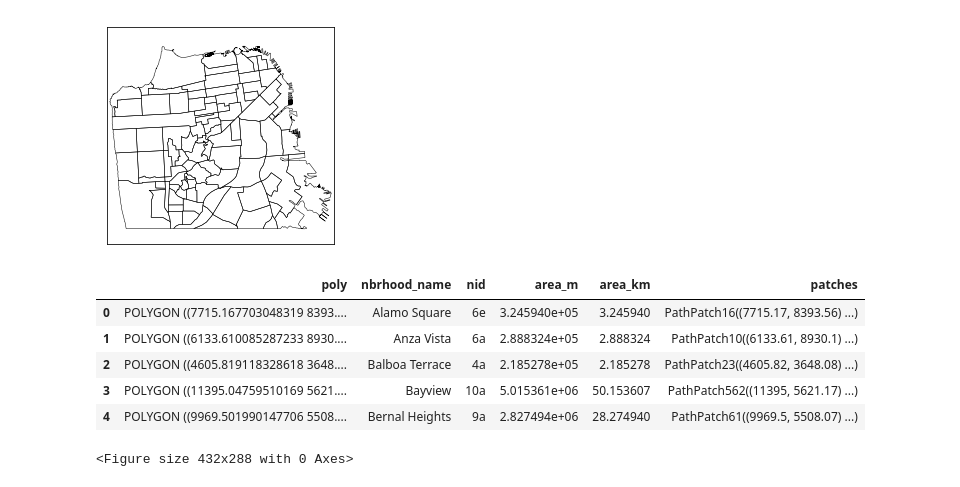
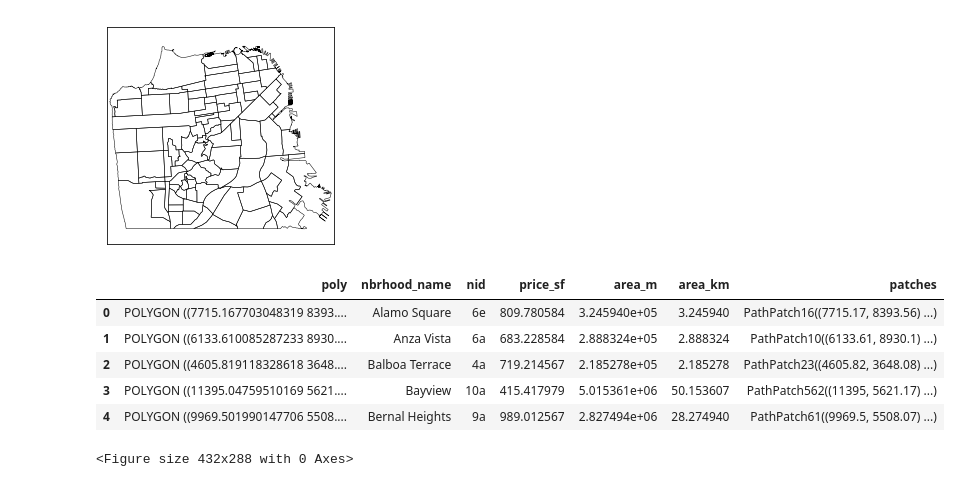
Before and after one commit to Ahdeny/SF_Real_Estate_Project, a Jupyter notebook: SF Map Code Test.ipynb, the cells around one changed output. Drawn from its saved outputs; the diff is of its cells as text; code cells hidden in the pictures.

```diff
--- a/SF Map Code Test.ipynb
+++ b/SF Map Code Test.ipynb
@@ -110,10 +110,10 @@ neighborhood_dict = {1010: '1a', 1020: '1b', 1030: '1c', 1040: '1d', 1050: '1e',
                      2010: '2a', 2020: '2b', 2030: '2c', 2040: '2d', 2050: '2e', 2060: '2f', 2070: '2g',
                      3010: '3a', 3020: '3b', 3030: '3c', 3040: '3d', 3050: '3e', 3060: '3f', 3070: '3g', 3080: '3h', 3090: '3j',
                      4010: '4a', 4020: '4b', 4030: '4c', 4040: '4d', 4050: '4e', 4060: '4f', 4070: '4g', 4080: '4h', 4090: '4j', 4100: '4k', 4110: '4m', 4120: '4n', 4130: '4p', 4140: '4r', 4150: '4s', 4160: '4t',
-                     5010: '5a', 5020: '5b', 5030: '5c', 5040: '5d', 5050: '5e', 5060: '5f', 5070: '5g', 5080: '5h', 5090: '5j', 5100: '5k', 5110: '4m',
+                     5010: '5a', 5020: '5b', 5030: '5c', 5040: '5d', 5050: '5e', 5060: '5f', 5070: '5g', 5080: '5h', 5090: '5j', 5100: '5k', 5110: '5m',
                      6010: '6a', 6020: '6b', 6030: '6c', 6040: '6d', 6050: '6e', 6060: '6f',
                      7010: '7a', 7020: '7b', 7030: '7c', 7040: '7d',
-                     8010: '8a', 8020: '8b', 8030: '8c', 8040: '8d', 8050: '8e', 8060: '8f', 8070: '8g', 8080: '8h', 8090: '8j',
+                     8010: '8a',             8030: '8c', 8040: '8d', 8050: '8e', 8060: '8f', 8070: '8g', 8080: '8h', 8090: '8j',
                      9010: '9a', 9020: '9c', 9030: '9d', 9040: '9e', 9050: '9f', 9060: '9h', 9070: '9j', 9080: '9g',
                      10010: '10a', 10020: '10b', 10030: '10c', 10040: '10d', 10050: '10e', 10060: '10f', 10070: '10g', 10080: '10h', 10090: '10j', 10100: '10k', 10110: '10m', 10120: '10n'
                     }
@@ -153,0 +131,10 @@ neighborhood_ppsf
+# %%
+neighborhood_data = pd.DataFrame({'price_sf': sf_data.groupby('subdist_no').apply(
+                                   lambda x: sum(x['sale_price'])/sum(x['sf']))})
+neighborhood_data.loc['8b'] = [1]
+neighborhood_data.loc['8h'] = [1]
+neighborhood_data.loc['9d'] = [1]
+neighborhood_data.loc['12a'] = [1]
+#neighborhood_data = neighborhood_data.append({'subdist_no': '8b', 'price_sf': 1}, ignore_index=True) #DfObj = dfObj.append({'Name' : 'Sahil' , 'Age' : 22} , ignore_index=True)
+#neighborhood_data.loc['10a', 'price_sf']
+neighborhood_data.sort_values(by=['subdist_no'])
@@ -228,34 +234,39 @@ m.readshapefile(
  [-122.35696603928594, 37.811573987414484, 0.0, 0.0],
  <matplotlib.collections.LineCollection at 0x...>)
 [figure]
+# %%
+# Change parks to 12a
+m.SF_info[24]['nid'] = '12a'
+m.SF_info[73]['nid'] = '12a'
+m.SF_info[91]['nid'] = '12a'
 # %%
 df_map = pd.DataFrame({
     'poly': [Polygon(xy) for xy in m.SF],
     'nbrhood_name': [nbrhood['nbrhood'] for nbrhood in m.SF_info],
     'nid': [nid['nid'] for nid in m.SF_info],
-    'price_sf': neighborhood_ppsf.loc['price_sf']
+    'price_sf': [neighborhood_data.loc[nid['nid'], 'price_sf'] for nid in m.SF_info]
 })
 df_map['area_m'] = df_map['poly'].map(lambda x: x.area)
 df_map['area_km'] = df_map['area_m'] / 100000
 # Draw neighborhoods with polygons
 df_map['patches'] = df_map['poly'].map(lambda x: PolygonPatch(
     x,
     fc='#808080',
     ec='#ffffff', lw=.5, alpha=1,
     zorder=4))
 
 df_map.head()
 
 #print(df_map['nbrhood_name'].unique().tolist())
 #print(sf_data['neighborhood'].unique().tolist())
 #pd.set_option('max_rows', 100)
 # %% [output]
-|  | poly | nbrhood_name | nid | area_m | area_km | patches |
-| 0 | POLYGON ((7715.167703048319 8393.... | Alamo Square | 6e | 3.245940e+05 | 3.245940 | PathPatch16((7715.17, 8393.56) ...) |
-| 1 | POLYGON ((6133.610085287233 8930.... | Anza Vista | 6a | 2.888324e+05 | 2.888324 | PathPatch10((6133.61, 8930.1) ...) |
-| 2 | POLYGON ((4605.819118328618 3648.... | Balboa Terrace | 4a | 2.185278e+05 | 2.185278 | PathPatch23((4605.82, 3648.08) ...) |
-| 3 | POLYGON ((11395.04759510169 5621.... | Bayview | 10a | 5.015361e+06 | 50.153607 | PathPatch562((11395, 5621.17) ...) |
-| 4 | POLYGON ((9969.501990147706 5508.... | Bernal Heights | 9a | 2.827494e+06 | 28.274940 | PathPatch61((9969.5, 5508.07) ...) |
+|  | poly | nbrhood_name | nid | price_sf | area_m | area_km | patches |
+| 0 | POLYGON ((7715.167703048319 8393.... | Alamo Square | 6e | 809.780584 | 3.245940e+05 | 3.245940 | PathPatch16((7715.17, 8393.56) ...) |
+| 1 | POLYGON ((6133.610085287233 8930.... | Anza Vista | 6a | 683.228584 | 2.888324e+05 | 2.888324 | PathPatch10((6133.61, 8930.1) ...) |
+| 2 | POLYGON ((4605.819118328618 3648.... | Balboa Terrace | 4a | 719.214567 | 2.185278e+05 | 2.185278 | PathPatch23((4605.82, 3648.08) ...) |
+| 3 | POLYGON ((11395.04759510169 5621.... | Bayview | 10a | 415.417979 | 5.015361e+06 | 50.153607 | PathPatch562((11395, 5621.17) ...) |
+| 4 | POLYGON ((9969.501990147706 5508.... | Bernal Heights | 9a | 989.012567 | 2.827494e+06 | 28.274940 | PathPatch61((9969.5, 5508.07) ...) |
 # %%
 # Create Point objects in map coordinates from dataframe lon and lat values
 map_points = pd.Series([Point(m(mapped_x,mapped_y)) for mapped_x, mapped_y in zip(sf_data['longitude'],sf_data['latitude'])])
```
Also changed, not shown: parts of 2 cells of this notebook.
